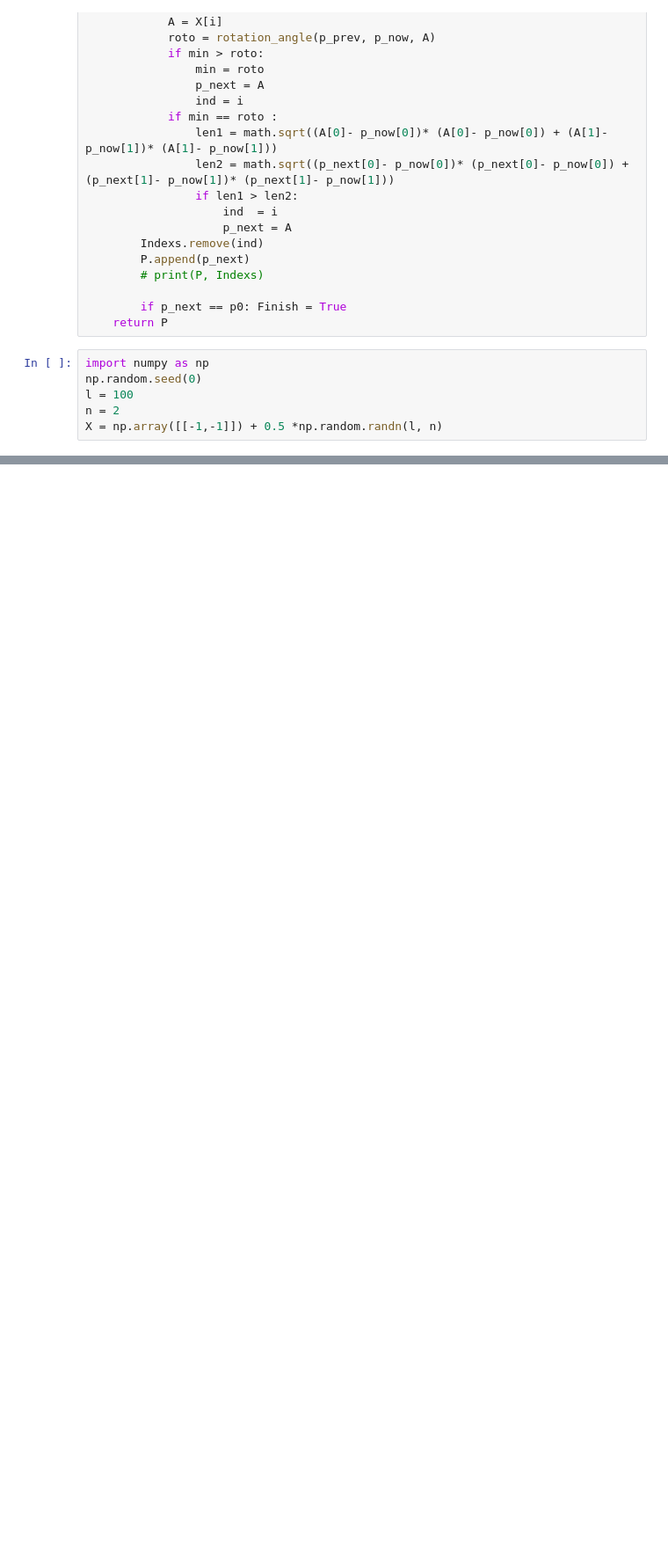
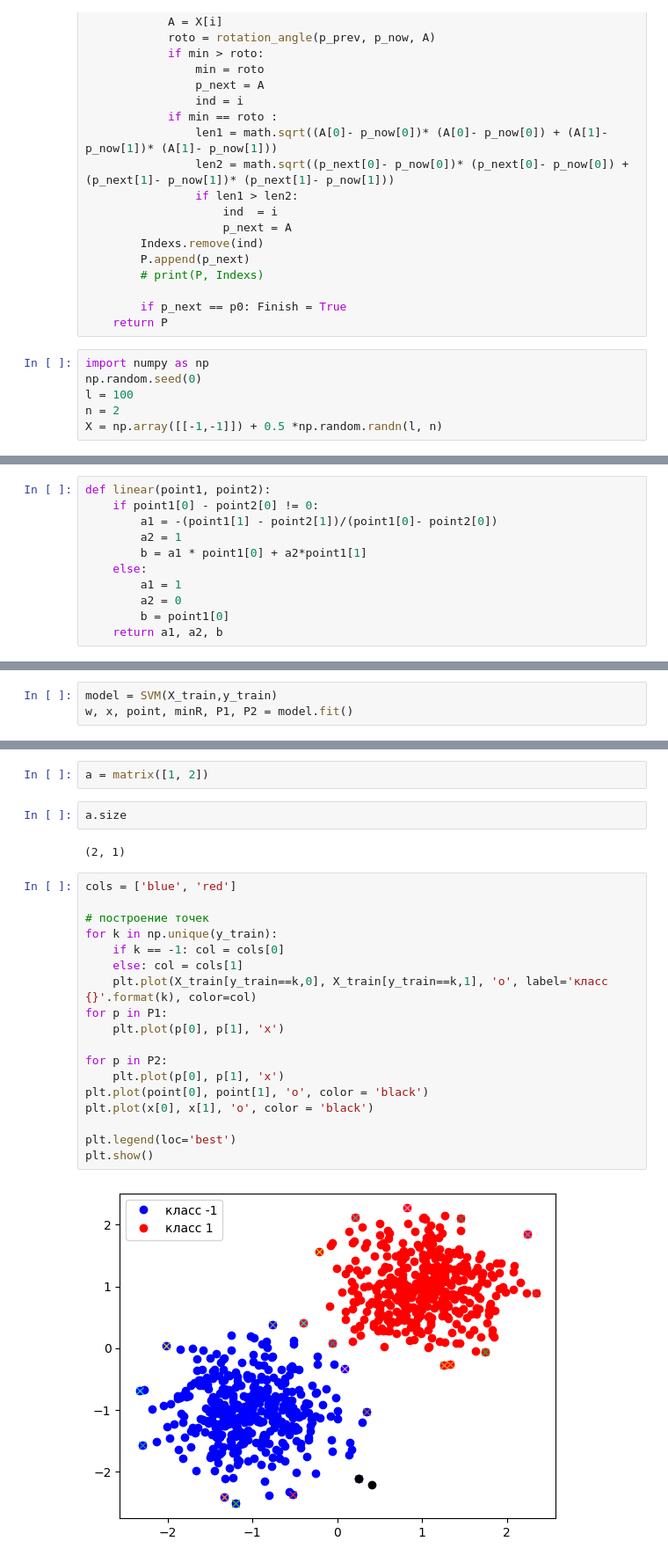
Before and after one commit to haminhtien99/ML-2023-summer, a Jupyter notebook: no1.ipynb, the cells around one changed output, grey strips where cells are left out. Shown: that part at 88% size. Saved outputs shown, nothing was run; the diff lists cells and outputs as text; blank space fills up the shorter version.

```diff
--- a/no1.ipynb
+++ b/no1.ipynb
@@ -633,0 +472,11 @@ WARNING:matplotlib.legend:No artists with labels found to put in legend.  Note t
+# %%
+def linear(point1, point2):
+    if point1[0] - point2[0] != 0:
+        a1 = -(point1[1] - point2[1])/(point1[0]- point2[0])
+        a2 = 1
+        b = a1 * point1[0] + a2*point1[1]
+    else:
+        a1 = 1
+        a2 = 0
+        b = point1[0]
+    return a1, a2, b
@@ -633,0 +564,3 @@ WARNING:matplotlib.legend:No artists with labels found to put in legend.  Note t
+# %%
+model = SVM(X_train,y_train)
+w, x, point, minR, P1, P2 = model.fit()
@@ -633,0 +570,26 @@ WARNING:matplotlib.legend:No artists with labels found to put in legend.  Note t
+# %%
+a = matrix([1, 2])
+# %%
+a.size
+# %% [output]
+(2, 1)
+# %%
+cols = ['blue', 'red']
+
+# построение точек
+for k in np.unique(y_train):
+    if k == -1: col = cols[0]
+    else: col = cols[1]
+    plt.plot(X_train[y_train==k,0], X_train[y_train==k,1], 'o', label='класс {}'.format(k), color=col)
+for p in P1:
+    plt.plot(p[0], p[1], 'x')
+
+for p in P2:
+    plt.plot(p[0], p[1], 'x')
+plt.plot(point[0], point[1], 'o', color = 'black')
+plt.plot(x[0], x[1], 'o', color = 'black')
+
+plt.legend(loc='best')
+plt.show()
+# %% [output]
+[figure, added]
```
Also changed, not shown: parts of 24 cells of this notebook.
